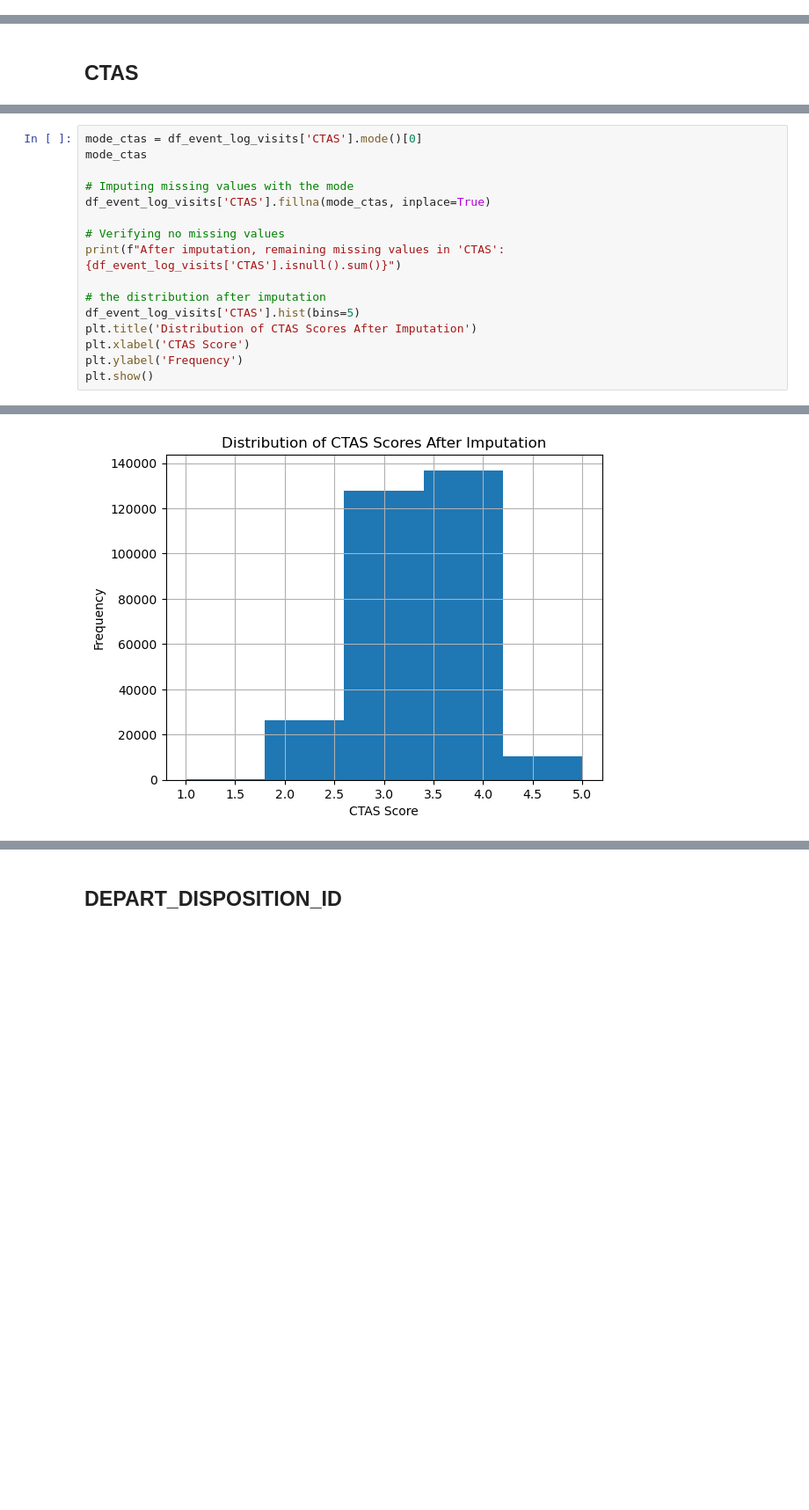
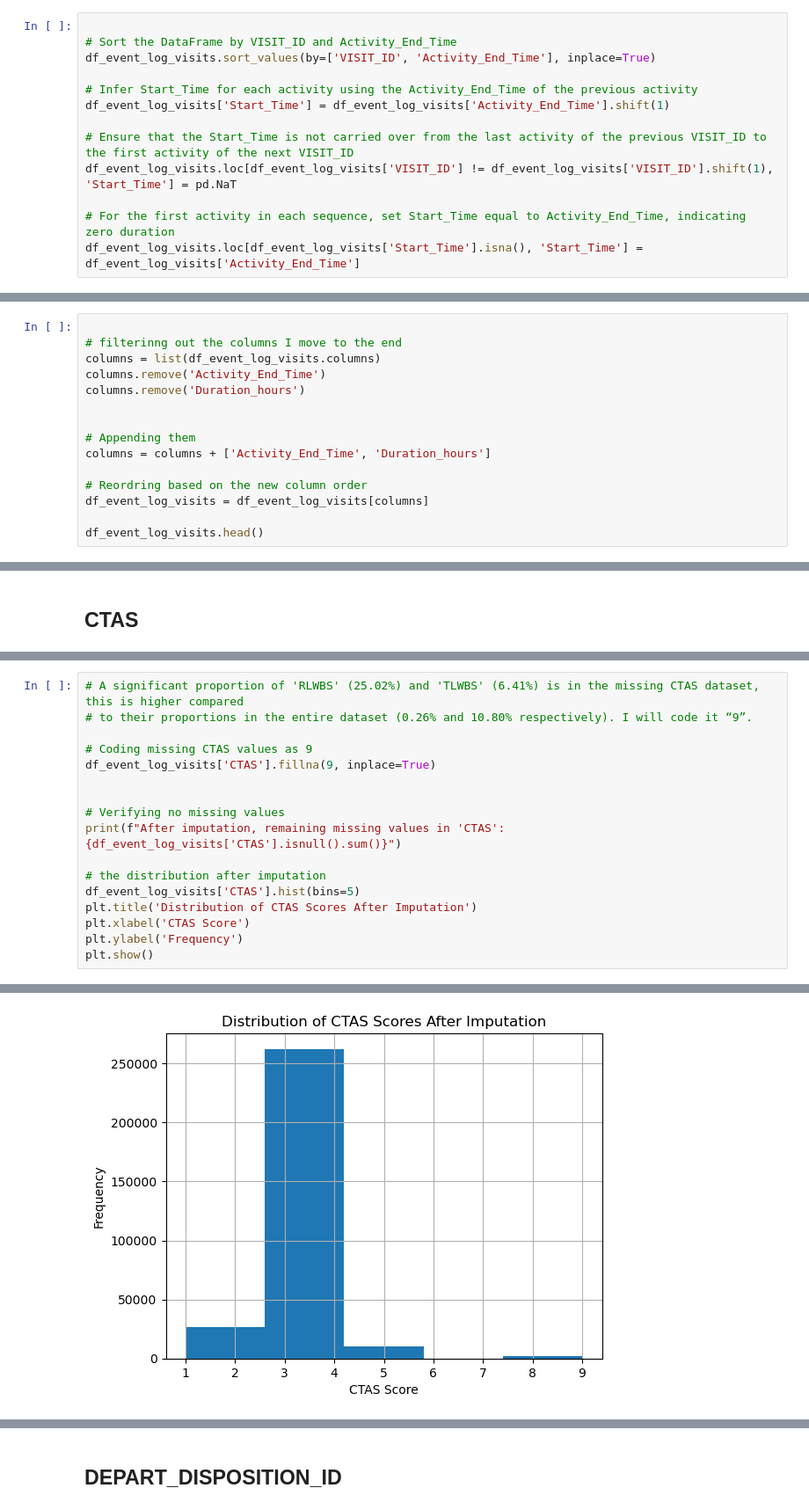
Before and after one commit to clariss95/Enhancing_XAI_MUN, a Jupyter notebook: preprocessing_features_fix.ipynb, the cells around one changed output, grey strips where cells are left out. Shown at 88% size. Cells and saved outputs as stored; diff of their text form; blank space fills up the shorter version.

Commit message:
changes to preprocessing based on the email and meeting

```diff
--- a/preprocessing_features_fix.ipynb
+++ b/preprocessing_features_fix.ipynb
@@ -34,3 +42,16 @@ df_event_log_visits[['VISIT_ID', 'Start_Time', 'End_Time']].head()
+# %%
+
+# Sort the DataFrame by VISIT_ID and Activity_End_Time
+df_event_log_visits.sort_values(by=['VISIT_ID', 'Activity_End_Time'], inplace=True)
+
+# Infer Start_Time for each activity using the Activity_End_Time of the previous activity
+df_event_log_visits['Start_Time'] = df_event_log_visits['Activity_End_Time'].shift(1)
+
+# Ensure that the Start_Time is not carried over from the last activity of the previous VISIT_ID to the first activity of the next VISIT_ID
+df_event_log_visits.loc[df_event_log_visits['VISIT_ID'] != df_event_log_visits['VISIT_ID'].shift(1), 'Start_Time'] = pd.NaT
+
+# For the first activity in each sequence, set Start_Time equal to Activity_End_Time, indicating zero duration
+df_event_log_visits.loc[df_event_log_visits['Start_Time'].isna(), 'Start_Time'] = df_event_log_visits['Activity_End_Time']
 # %%
 # these are the remaining columns in the dataset as of now
 df_event_log_visits.info()
@@ -54,0 +76,15 @@ memory usage: 41.4+ MB
+# %%
+
+# filterinng out the columns I move to the end
+columns = list(df_event_log_visits.columns)
+columns.remove('Activity_End_Time')
+columns.remove('Duration_hours')
+
+
+# Appending them
+columns = columns + ['Activity_End_Time', 'Duration_hours']
+
+# Reordring based on the new column order
+df_event_log_visits = df_event_log_visits[columns]
+
+df_event_log_visits.head()
@@ -206,22 +296,23 @@ Name: CTAS, dtype: float64
 # %%
-mode_ctas = df_event_log_visits['CTAS'].mode()[0]
-mode_ctas
+# A significant proportion of 'RLWBS' (25.02%) and 'TLWBS' (6.41%) is in the missing CTAS dataset, this is higher compared
+# to their proportions in the entire dataset (0.26% and 10.80% respectively). I will code it “9”.
 
-# Imputing missing values with the mode
-df_event_log_visits['CTAS'].fillna(mode_ctas, inplace=True)
+# Coding missing CTAS values as 9
+df_event_log_visits['CTAS'].fillna(9, inplace=True)
+
 
 # Verifying no missing values
 print(f"After imputation, remaining missing values in 'CTAS': {df_event_log_visits['CTAS'].isnull().sum()}")
 
 # the distribution after imputation
 df_event_log_visits['CTAS'].hist(bins=5)
 plt.title('Distribution of CTAS Scores After Imputation')
 plt.xlabel('CTAS Score')
 plt.ylabel('Frequency')
 plt.show()
 # %% [output]
 After imputation, remaining missing values in 'CTAS': 0
-[figure, old version]
+[figure, new version]
 # %%
 df_event_log_visits.info()
 # %% [output]
```
Also changed, not shown: parts of 105 cells of this notebook.
